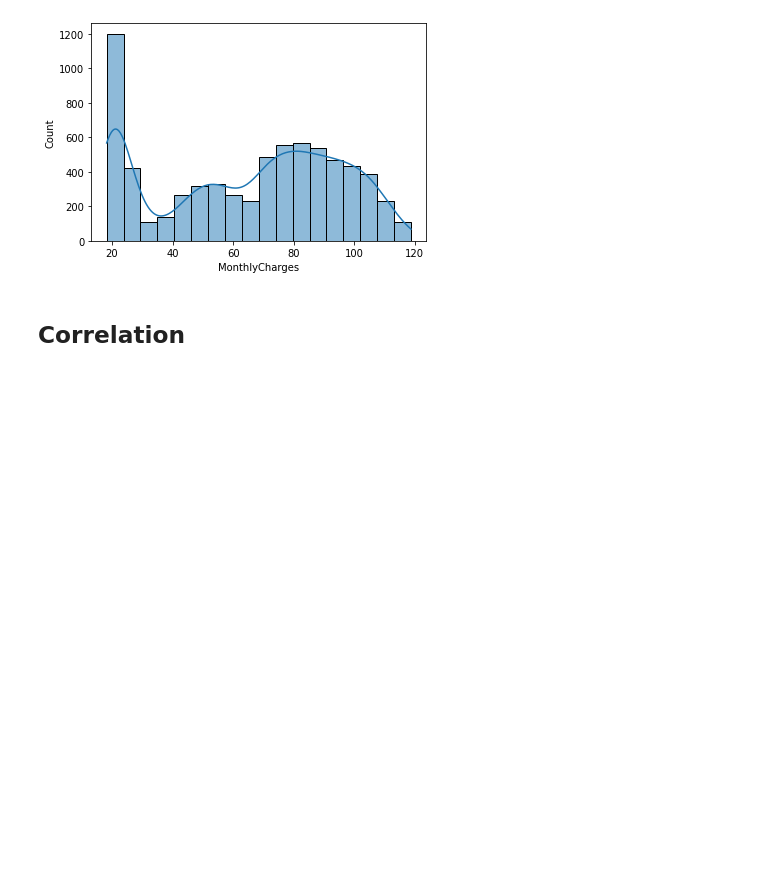
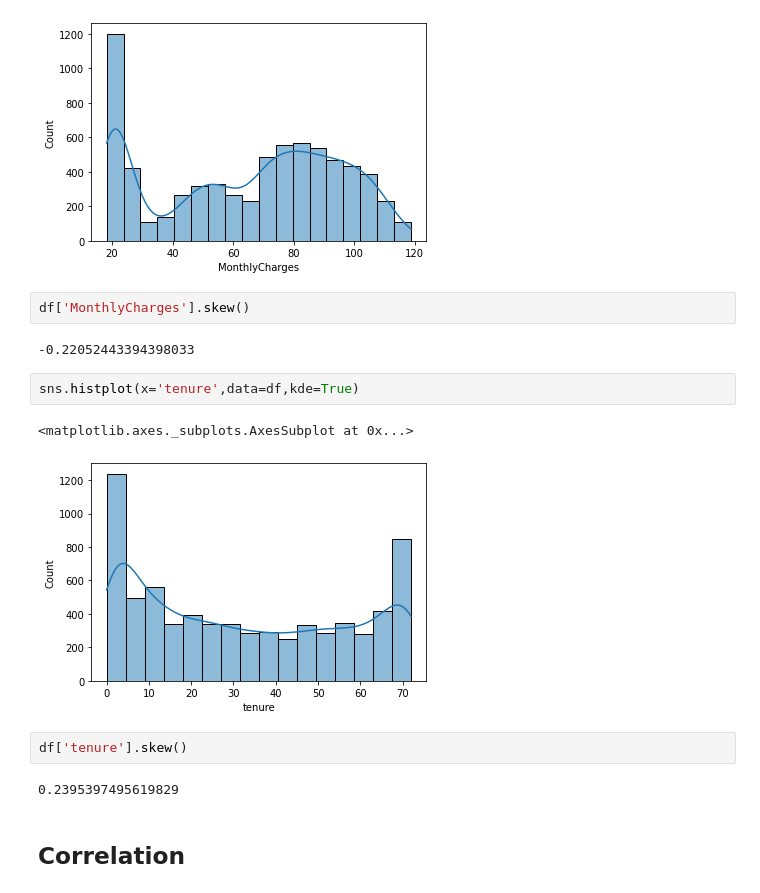
Before and after one commit to Kaleab1999/statistics-in-python, a Jupyter notebook: stat.ipynb, the cells around one changed output. Drawn from its saved outputs; the diff is of its cells as text; blank space fills up the shorter version.

```diff
--- a/stat.ipynb
+++ b/stat.ipynb
@@ -158,6 +158,19 @@ sns.histplot(x='MonthlyCharges',data=df,kde=True)
 # %% [output]
 <matplotlib.axes._subplots.AxesSubplot at 0x...>
 [figure]
+# %%
+df['MonthlyCharges'].skew()
+# %% [output]
+-0.22052443394398033
+# %%
+sns.histplot(x='tenure',data=df,kde=True)
+# %% [output]
+<matplotlib.axes._subplots.AxesSubplot at 0x...>
+[figure, added]
+# %%
+df['tenure'].skew()
+# %% [output]
+0.2395397495619829
 # %% [markdown]
 ## Correlation
 # %% [markdown]
```
Also changed, not shown: parts of 1 cell of this notebook.
